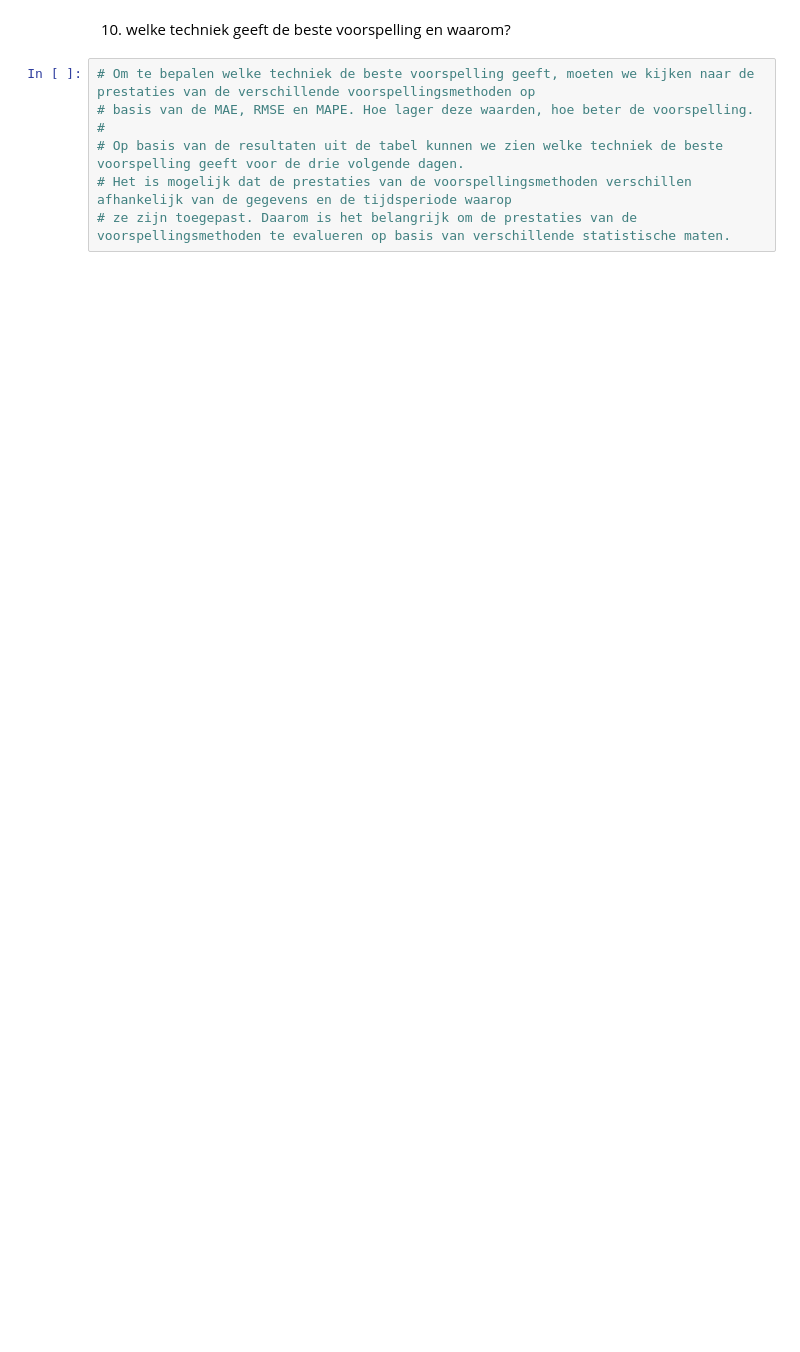
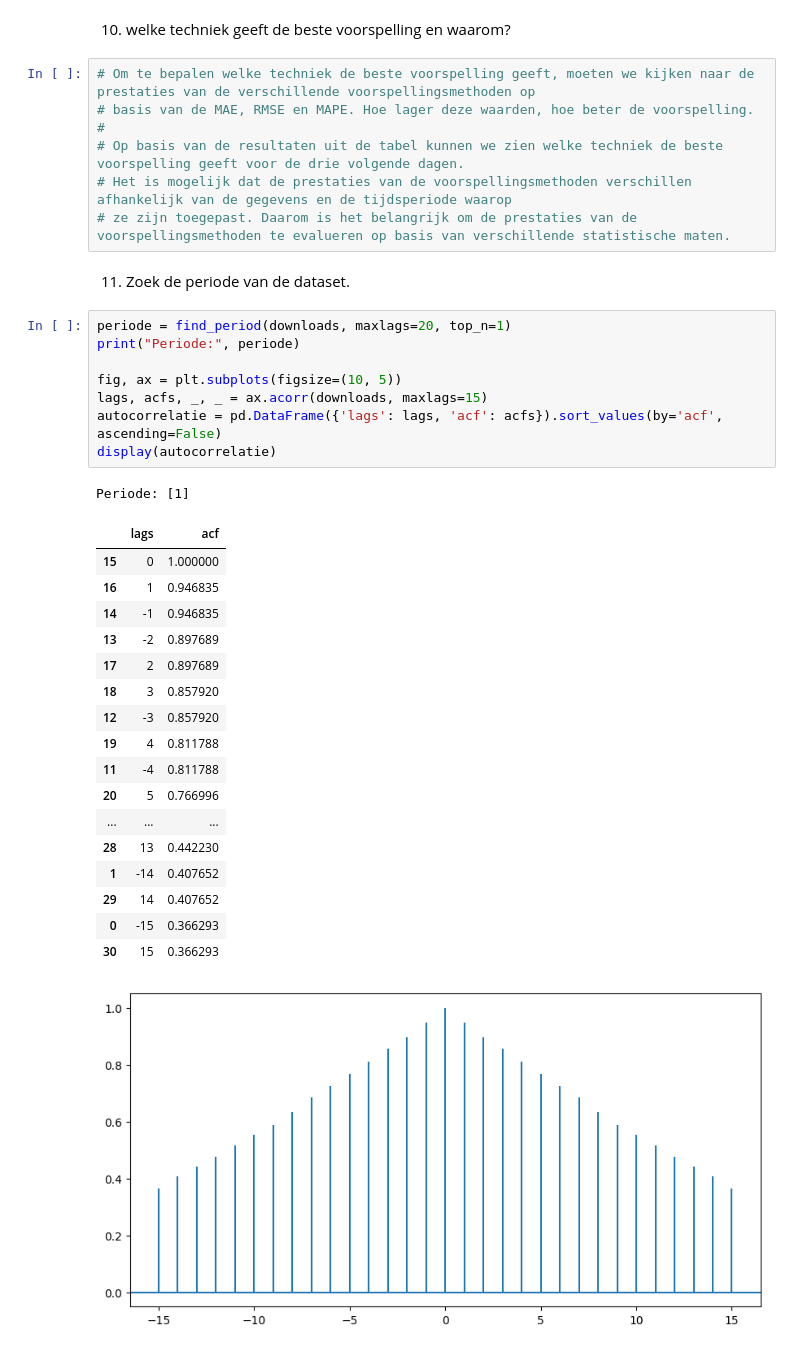
Before and after one commit to EliasDeHondt/DataScience1, a Jupyter notebook: W20P4/Populariteit van een app.ipynb, the cells around one changed output. Cells and saved outputs as stored; diff of their text form; blank space fills up the shorter version.

```diff
--- a/W20P4/Populariteit van een app.ipynb
+++ b/W20P4/Populariteit van een app.ipynb
@@ -236,3 +193,33 @@ plot_seasonal_decompositon(sd_model)
 # Op basis van de resultaten uit de tabel kunnen we zien welke techniek de beste voorspelling geeft voor de drie volgende dagen.
 # Het is mogelijk dat de prestaties van de voorspellingsmethoden verschillen afhankelijk van de gegevens en de tijdsperiode waarop
 # ze zijn toegepast. Daarom is het belangrijk om de prestaties van de voorspellingsmethoden te evalueren op basis van verschillende statistische maten.
+# %% [markdown]
+11. Zoek de periode van de dataset.
+# %%
+periode = find_period(downloads, maxlags=20, top_n=1)
+print("Periode:", periode)
+
+fig, ax = plt.subplots(figsize=(10, 5))
+lags, acfs, _, _ = ax.acorr(downloads, maxlags=15)
+autocorrelatie = pd.DataFrame({'lags': lags, 'acf': acfs}).sort_values(by='acf', ascending=False)
+display(autocorrelatie)
+# %% [output]
+Periode: [1]
+|  | lags | acf |
+| 15 | 0 | 1.000000 |
+| 16 | 1 | 0.946835 |
+| 14 | -1 | 0.946835 |
+| 13 | -2 | 0.897689 |
+| 17 | 2 | 0.897689 |
+| 18 | 3 | 0.857920 |
+| 12 | -3 | 0.857920 |
+| 19 | 4 | 0.811788 |
+| 11 | -4 | 0.811788 |
+| 20 | 5 | 0.766996 |
+| ... | ... | ... |
+| 28 | 13 | 0.442230 |
+| 1 | -14 | 0.407652 |
+| 29 | 14 | 0.407652 |
+| 0 | -15 | 0.366293 |
+| 30 | 15 | 0.366293 |
+[figure, added]
```
Also changed, not shown: parts of 13 cells of this notebook, 7 other files.
